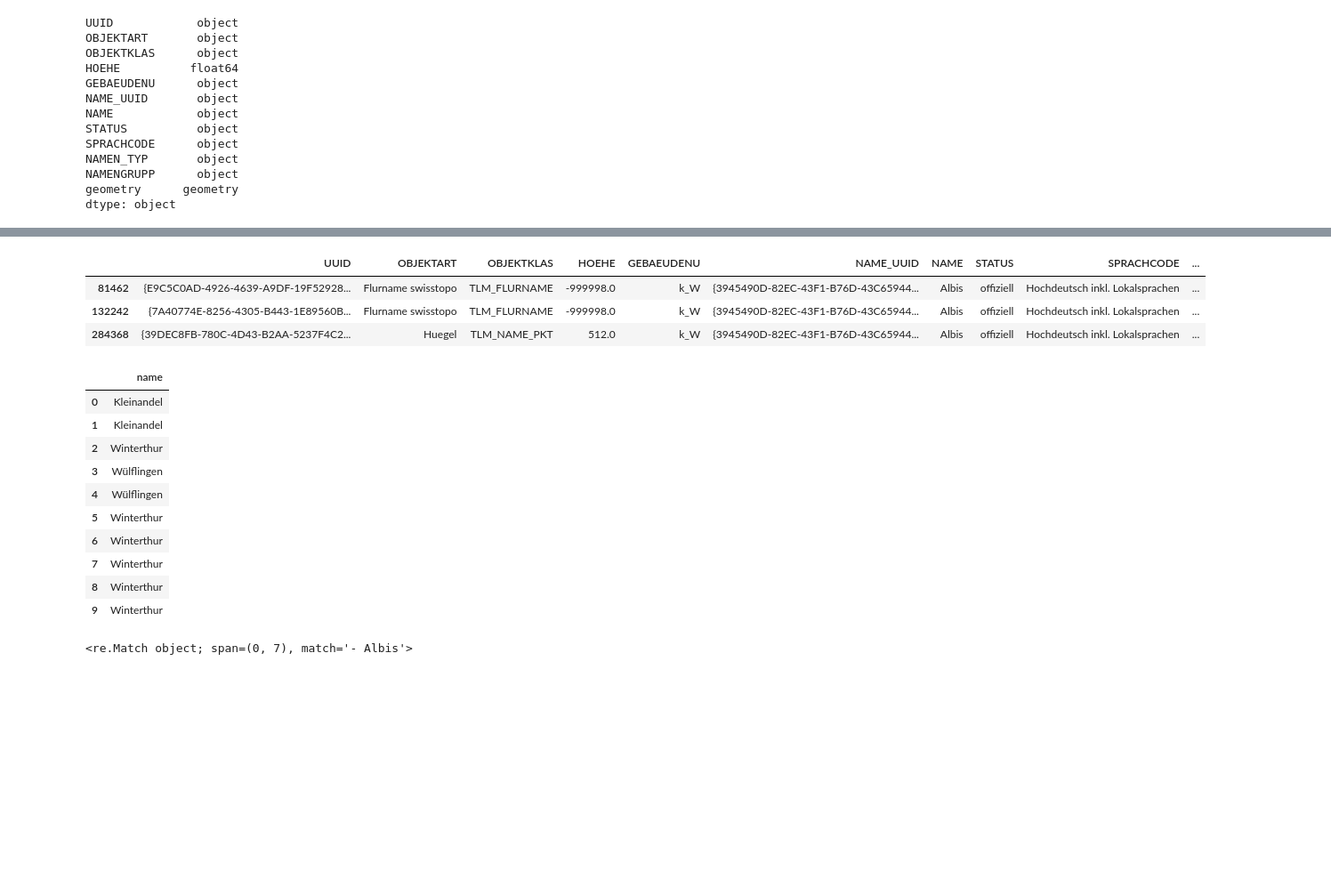
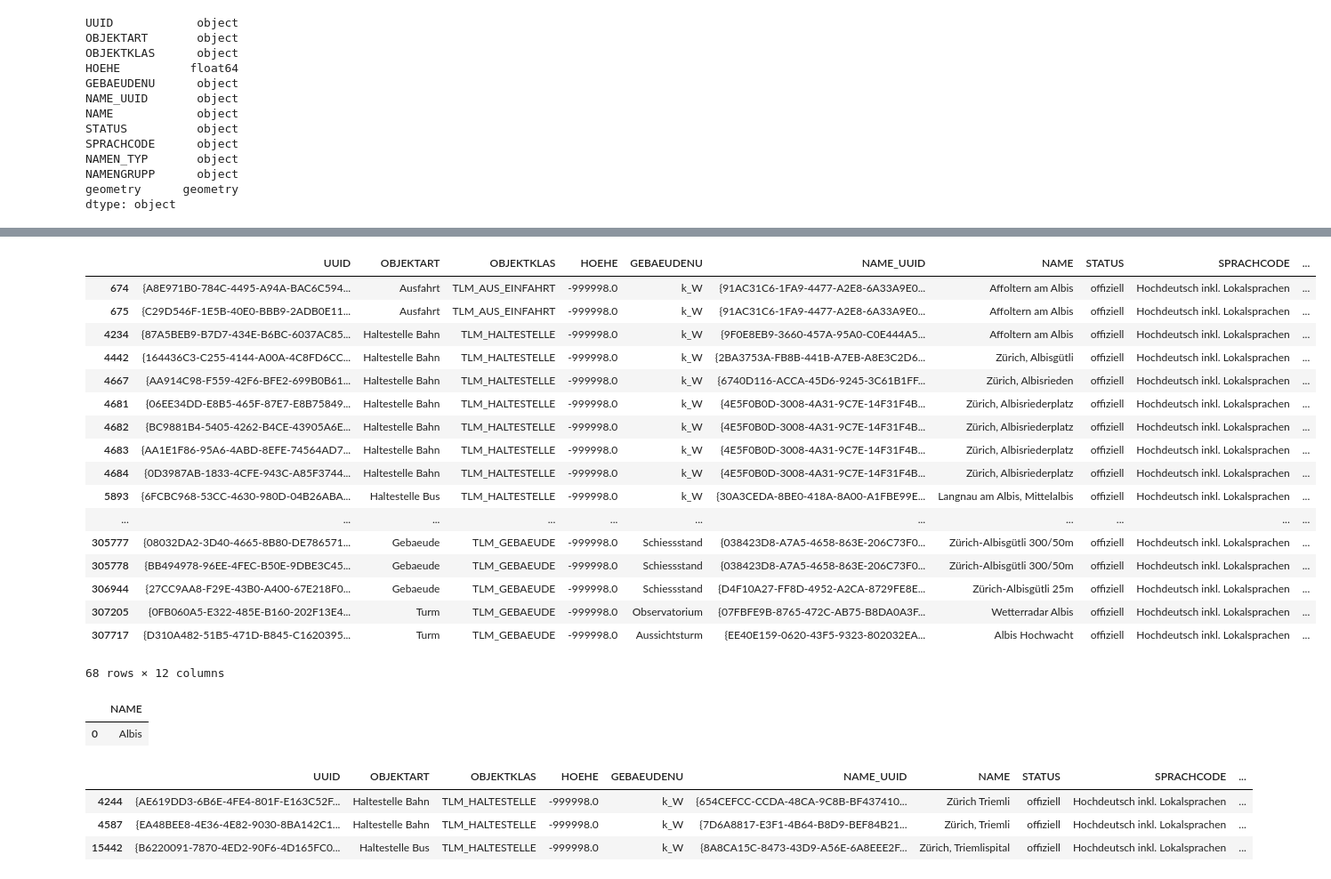
Before and after one commit to katrinnidzwetzki/cas-ddj-abschlussarbeit, a Jupyter notebook: 03_ortsnamen_queries.ipynb, the cells around one changed output, grey strips where cells are left out. Shown: that part at 89% size. Drawn from its saved outputs; the diff is of its cells as text; code cells hidden in the pictures; blank space fills up the shorter version.

```diff
--- a/ortsnamen_swisstopo_geopandas.ipynb
+++ b/03_ortsnamen_queries.ipynb
@@ -101,7 +66,21 @@ len(gdf[gdf['OBJEKTART'] == 'Huegel'])
 # %%
-gdf[gdf['NAME'] == 'Albis']
+gdf[gdf['NAME'].str.contains("Albis")]
 # %% [output]
 |  | UUID | OBJEKTART | OBJEKTKLAS | HOEHE | GEBAEUDENU | NAME_UUID | NAME | STATUS | SPRACHCODE | ... |
-| 81462 | {E9C5C0AD-4926-4639-A9DF-19F52928... | Flurname swisstopo | TLM_FLURNAME | -999998.0 | k_W | {3945490D-82EC-43F1-B76D-43C65944... | Albis | offiziell | Hochdeutsch inkl. Lokalsprachen | ... |
-| 132242 | {7A40774E-8256-4305-B443-1E89560B... | Flurname swisstopo | TLM_FLURNAME | -999998.0 | k_W | {3945490D-82EC-43F1-B76D-43C65944... | Albis | offiziell | Hochdeutsch inkl. Lokalsprachen | ... |
-| 284368 | {39DEC8FB-780C-4D43-B2AA-5237F4C2... | Huegel | TLM_NAME_PKT | 512.0 | k_W | {3945490D-82EC-43F1-B76D-43C65944... | Albis | offiziell | Hochdeutsch inkl. Lokalsprachen | ... |
+| 674 | {A8E971B0-784C-4495-A94A-BAC6C594... | Ausfahrt | TLM_AUS_EINFAHRT | -999998.0 | k_W | {91AC31C6-1FA9-4477-A2E8-6A33A9E0... | Affoltern am Albis | offiziell | Hochdeutsch inkl. Lokalsprachen | ... |
+| 675 | {C29D546F-1E5B-40E0-BBB9-2ADB0E11... | Ausfahrt | TLM_AUS_EINFAHRT | -999998.0 | k_W | {91AC31C6-1FA9-4477-A2E8-6A33A9E0... | Affoltern am Albis | offiziell | Hochdeutsch inkl. Lokalsprachen | ... |
+| 4234 | {87A5BEB9-B7D7-434E-B6BC-6037AC85... | Haltestelle Bahn | TLM_HALTESTELLE | -999998.0 | k_W | {9F0E8EB9-3660-457A-95A0-C0E444A5... | Affoltern am Albis | offiziell | Hochdeutsch inkl. Lokalsprachen | ... |
+| 4442 | {164436C3-C255-4144-A00A-4C8FD6CC... | Haltestelle Bahn | TLM_HALTESTELLE | -999998.0 | k_W | {2BA3753A-FB8B-441B-A7EB-A8E3C2D6... | Zürich, Albisgütli | offiziell | Hochdeutsch inkl. Lokalsprachen | ... |
+| 4667 | {AA914C98-F559-42F6-BFE2-699B0B61... | Haltestelle Bahn | TLM_HALTESTELLE | -999998.0 | k_W | {6740D116-ACCA-45D6-9245-3C61B1FF... | Zürich, Albisrieden | offiziell | Hochdeutsch inkl. Lokalsprachen | ... |
+| 4681 | {06EE34DD-E8B5-465F-87E7-E8B75849... | Haltestelle Bahn | TLM_HALTESTELLE | -999998.0 | k_W | {4E5F0B0D-3008-4A31-9C7E-14F31F4B... | Zürich, Albisriederplatz | offiziell | Hochdeutsch inkl. Lokalsprachen | ... |
+| 4682 | {BC9881B4-5405-4262-B4CE-43905A6E... | Haltestelle Bahn | TLM_HALTESTELLE | -999998.0 | k_W | {4E5F0B0D-3008-4A31-9C7E-14F31F4B... | Zürich, Albisriederplatz | offiziell | Hochdeutsch inkl. Lokalsprachen | ... |
+| 4683 | {AA1E1F86-95A6-4ABD-8EFE-74564AD7... | Haltestelle Bahn | TLM_HALTESTELLE | -999998.0 | k_W | {4E5F0B0D-3008-4A31-9C7E-14F31F4B... | Zürich, Albisriederplatz | offiziell | Hochdeutsch inkl. Lokalsprachen | ... |
+| 4684 | {0D3987AB-1833-4CFE-943C-A85F3744... | Haltestelle Bahn | TLM_HALTESTELLE | -999998.0 | k_W | {4E5F0B0D-3008-4A31-9C7E-14F31F4B... | Zürich, Albisriederplatz | offiziell | Hochdeutsch inkl. Lokalsprachen | ... |
+| 5893 | {6FCBC968-53CC-4630-980D-04B26ABA... | Haltestelle Bus | TLM_HALTESTELLE | -999998.0 | k_W | {30A3CEDA-8BE0-418A-8A00-A1FBE99E... | Langnau am Albis, Mittelalbis | offiziell | Hochdeutsch inkl. Lokalsprachen | ... |
+| ... | ... | ... | ... | ... | ... | ... | ... | ... | ... | ... |
+| 305777 | {08032DA2-3D40-4665-8B80-DE786571... | Gebaeude | TLM_GEBAEUDE | -999998.0 | Schiessstand | {038423D8-A7A5-4658-863E-206C73F0... | Zürich-Albisgütli 300/50m | offiziell | Hochdeutsch inkl. Lokalsprachen | ... |
+| 305778 | {BB494978-96EE-4FEC-B50E-9DBE3C45... | Gebaeude | TLM_GEBAEUDE | -999998.0 | Schiessstand | {038423D8-A7A5-4658-863E-206C73F0... | Zürich-Albisgütli 300/50m | offiziell | Hochdeutsch inkl. Lokalsprachen | ... |
+| 306944 | {27CC9AA8-F29E-43B0-A400-67E218F0... | Gebaeude | TLM_GEBAEUDE | -999998.0 | Schiessstand | {D4F10A27-FF8D-4952-A2CA-8729FE8E... | Zürich-Albisgütli 25m | offiziell | Hochdeutsch inkl. Lokalsprachen | ... |
+| 307205 | {0FB060A5-E322-485E-B160-202F13E4... | Turm | TLM_GEBAEUDE | -999998.0 | Observatorium | {07FBFE9B-8765-472C-AB75-B8DA0A3F... | Wetterradar Albis | offiziell | Hochdeutsch inkl. Lokalsprachen | ... |
+| 307717 | {D310A482-51B5-471D-B845-C1620395... | Turm | TLM_GEBAEUDE | -999998.0 | Aussichtsturm | {EE40E159-0620-43F5-9323-802032EA... | Albis Hochwacht | offiziell | Hochdeutsch inkl. Lokalsprachen | ... |
+68 rows × 12 columns
@@ -114,19 +87,15 @@ regex_ort = r"^(?P<name>..........)"
+# %%
+#gdf[gdf['NAME'].str.contains(r'Albis(?!$)')]
+
+gdf[gdf['NAME'].str.contains('Albis', regex=False)]
+# %% [output]
+|  | NAME |
+| 0 | Albis |
 # %%
-gdf['NAME'].str.extract(regex_ort).head(10)
+gdf[gdf['NAME'].str.contains("Triemli")]
 # %% [output]
-|  | name |
-| 0 | Kleinandel |
-| 1 | Kleinandel |
-| 2 | Winterthur |
-| 3 | Wülflingen |
-| 4 | Wülflingen |
-| 5 | Winterthur |
-| 6 | Winterthur |
-| 7 | Winterthur |
-| 8 | Winterthur |
-| 9 | Winterthur |
+|  | UUID | OBJEKTART | OBJEKTKLAS | HOEHE | GEBAEUDENU | NAME_UUID | NAME | STATUS | SPRACHCODE | ... |
+| 4244 | {AE619DD3-6B6E-4FE4-801F-E163C52F... | Haltestelle Bahn | TLM_HALTESTELLE | -999998.0 | k_W | {654CEFCC-CCDA-48CA-9C8B-BF437410... | Zürich Triemli | offiziell | Hochdeutsch inkl. Lokalsprachen | ... |
+| 4587 | {EA48BEE8-4E36-4E82-9030-8BA142C1... | Haltestelle Bahn | TLM_HALTESTELLE | -999998.0 | k_W | {7D6A8817-E3F1-4B64-B8D9-BEF84B21... | Zürich, Triemli | offiziell | Hochdeutsch inkl. Lokalsprachen | ... |
+| 15442 | {B6220091-7870-4ED2-90F6-4D165FC0... | Haltestelle Bus | TLM_HALTESTELLE | -999998.0 | k_W | {8A8CA15C-8473-43D9-A56E-6A8EEE2F... | Zürich, Triemlispital | offiziell | Hochdeutsch inkl. Lokalsprachen | ... |
-# %%
-re.search(regex_ort, "- Albis")
-# %% [output]
-<re.Match object; span=(0, 7), match='- Albis'>
 # %%
```
Also changed, not shown: parts of 11 cells of this notebook, 2 other files.
